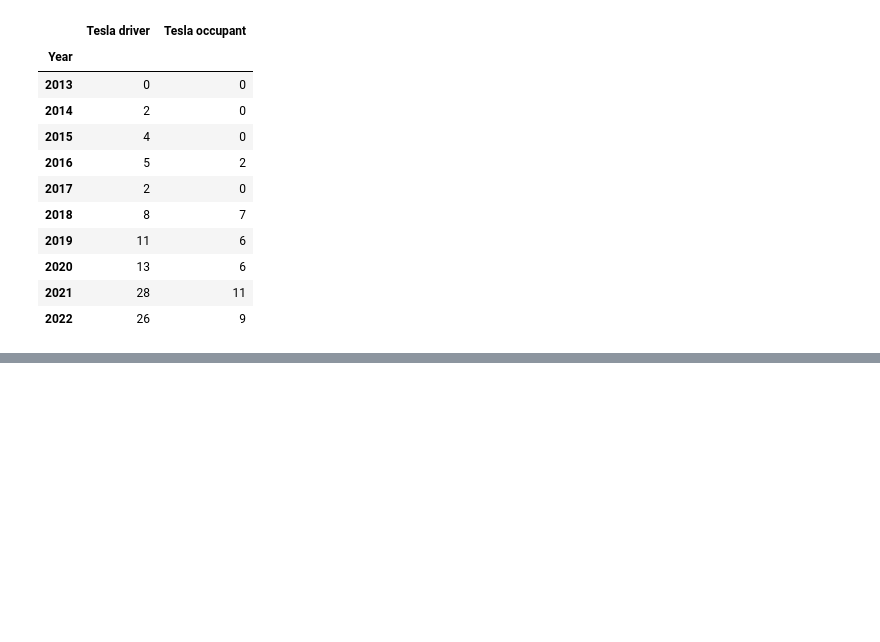
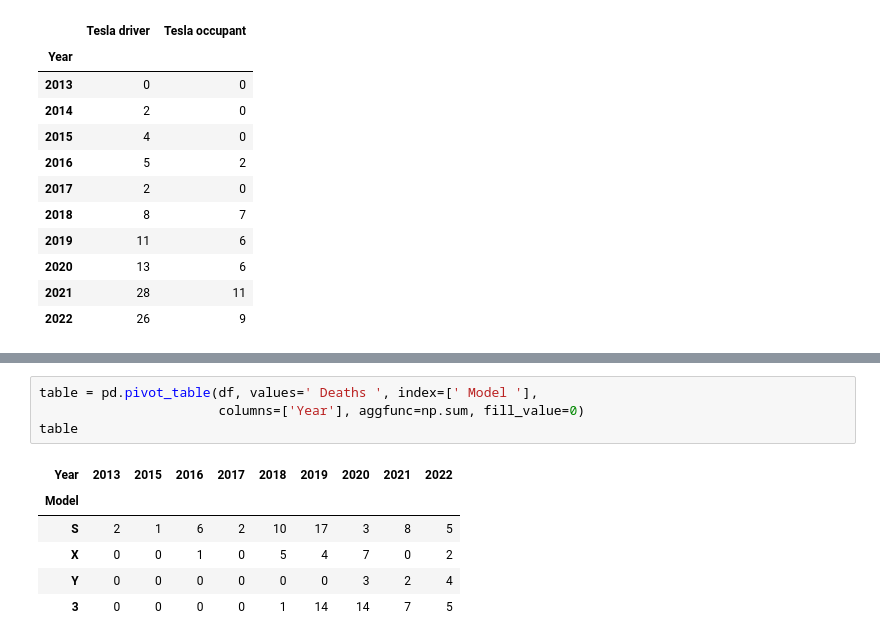
Before and after one commit to Nerobite/Data_visualization_learning_project, a Jupyter notebook: Data_visualization_learning_project.ipynb, the cells around one changed output, grey strips where cells are left out. Drawn from its saved outputs; the diff is of its cells as text; blank space fills up the shorter version.

```diff
--- a/Data_visualization_learning_project.ipynb
+++ b/Data_visualization_learning_project.ipynb
@@ -138,0 +146,11 @@ d_year_2.plot(kind='area',
+# %%
+table = pd.pivot_table(df, values=' Deaths ', index=[' Model '],
+                       columns=['Year'], aggfunc=np.sum, fill_value=0)
+table
+# %% [output]
+| Year | 2013 | 2015 | 2016 | 2017 | 2018 | 2019 | 2020 | 2021 | 2022 |
+| Model |  |  |  |  |  |  |  |  |  |
+| S | 2 | 1 | 6 | 2 | 10 | 17 | 3 | 8 | 5 |
+| X | 0 | 0 | 1 | 0 | 5 | 4 | 7 | 0 | 2 |
+| Y | 0 | 0 | 0 | 0 | 0 | 0 | 3 | 2 | 4 |
+| 3 | 0 | 0 | 0 | 0 | 1 | 14 | 14 | 7 | 5 |
```
Also changed, not shown: parts of 9 cells of this notebook.
